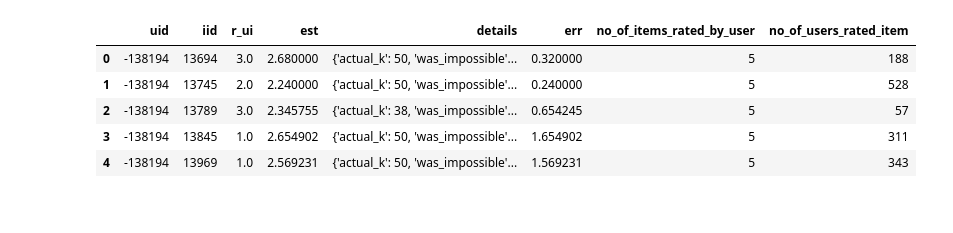
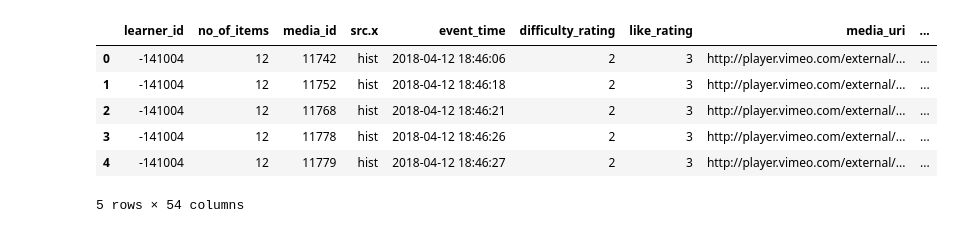
Before and after one commit to raviraju/recommender_system, a Jupyter notebook: videos_recommender_ratings/analyse_results_generated_recommendations.ipynb, the cells around one changed output. Drawn from its saved outputs; the diff is of its cells as text; code cells hidden in the pictures.

```diff
--- a/videos_recommender_ratings/analyse_results_generated_recommendations.ipynb
+++ b/videos_recommender_ratings/analyse_results_generated_recommendations.ipynb
@@ -4,0 +9,30 @@ df = pd.read_csv('model/Knn_Basic/kfold_experiments/kfold_exp_1/predictions.csv'
+# %%
+user_id_col = 'learner_id'
+item_id_col = 'media_id'
+rating_col = 'like_rating'
+min_no_of_items = 10
+# %%
+events_df = pd.read_csv('preprocessed_data/latest_rating_new.csv')
+print("{:30} : {:20} : {}".format("Data", "No of records", len(events_df)))
+print("{:30} : {:20} : {}".format("Data", "No of users", len(events_df[user_id_col].unique())))
+print("{:30} : {:20} : {}".format("Data", "No of items", len(events_df[item_id_col].unique())))
+
+events_df = events_df.drop(['Unnamed: 0'], axis=1)
+
+#filtering data to be imported
+print('*'*80)
+print("Filtering Data...")
+user_items_df = events_df.groupby([user_id_col])\
+                         .agg({item_id_col: (lambda x: len(x.unique()))})\
+                         .rename(columns={item_id_col : 'no_of_items'})\
+                         .reset_index()
+dist = user_items_df['no_of_items'].describe()
+print(dist)
+
+user_min_items_df = user_items_df[user_items_df['no_of_items'] >= min_no_of_items]
+data = pd.merge(user_min_items_df, events_df, how='inner', on=user_id_col)
+print("Min no of items : ", min_no_of_items)
+print()
+print("{:30} : {:20} : {}".format("Filtered Data", "No of records", len(data)))
+print("{:30} : {:20} : {}".format("Filtered Data", "No of users", len(data[user_id_col].unique())))
+print("{:30} : {:20} : {}".format("Filtered Data", "No of items", len(data[item_id_col].unique())))
@@ -5,9 +59,10 @@ df = pd.read_csv('model/Knn_Basic/kfold_experiments/kfold_exp_1/predictions.csv'
 # %%
-df.head()
+data.head()
 # %% [output]
-|  | uid | iid | r_ui | est | details | err | no_of_items_rated_by_user | no_of_users_rated_item |
-| 0 | -138194 | 13694 | 3.0 | 2.680000 | {'actual_k': 50, 'was_impossible'... | 0.320000 | 5 | 188 |
-| 1 | -138194 | 13745 | 2.0 | 2.240000 | {'actual_k': 50, 'was_impossible'... | 0.240000 | 5 | 528 |
-| 2 | -138194 | 13789 | 3.0 | 2.345755 | {'actual_k': 38, 'was_impossible'... | 0.654245 | 5 | 57 |
-| 3 | -138194 | 13845 | 1.0 | 2.654902 | {'actual_k': 50, 'was_impossible'... | 1.654902 | 5 | 311 |
-| 4 | -138194 | 13969 | 1.0 | 2.569231 | {'actual_k': 50, 'was_impossible'... | 1.569231 | 5 | 343 |
+|  | learner_id | no_of_items | media_id | src.x | event_time | difficulty_rating | like_rating | media_uri | ... |
+| 0 | -141004 | 12 | 11742 | hist | 2018-04-12 18:46:06 | 2 | 3 | http://player.vimeo.com/external/... | ... |
+| 1 | -141004 | 12 | 11752 | hist | 2018-04-12 18:46:18 | 2 | 3 | http://player.vimeo.com/external/... | ... |
+| 2 | -141004 | 12 | 11768 | hist | 2018-04-12 18:46:21 | 2 | 3 | http://player.vimeo.com/external/... | ... |
+| 3 | -141004 | 12 | 11778 | hist | 2018-04-12 18:46:26 | 2 | 3 | http://player.vimeo.com/external/... | ... |
+| 4 | -141004 | 12 | 11779 | hist | 2018-04-12 18:46:27 | 2 | 3 | http://player.vimeo.com/external/... | ... |
+5 rows × 54 columns
```
Also changed, not shown: parts of 30 cells of this notebook, 41 other files.
